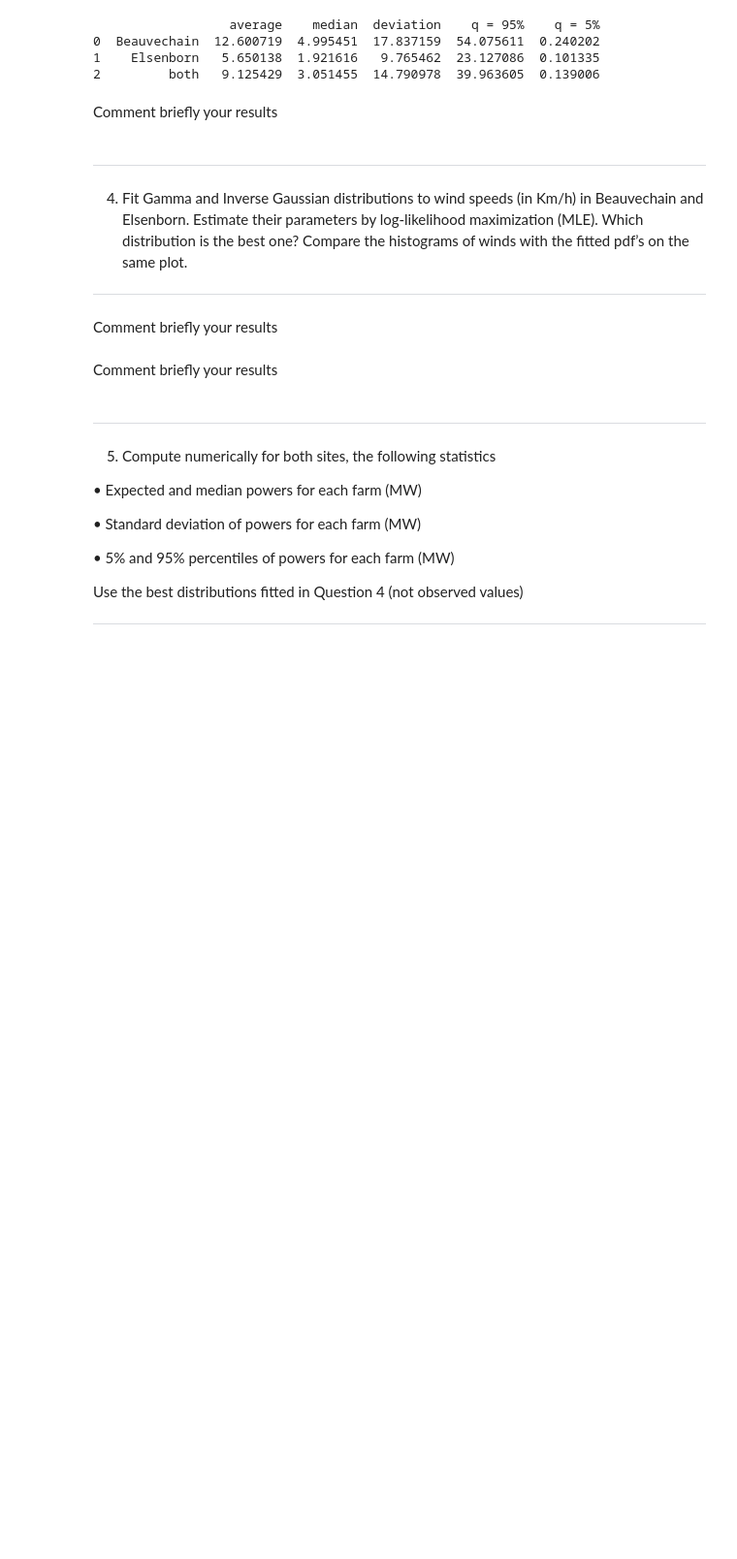
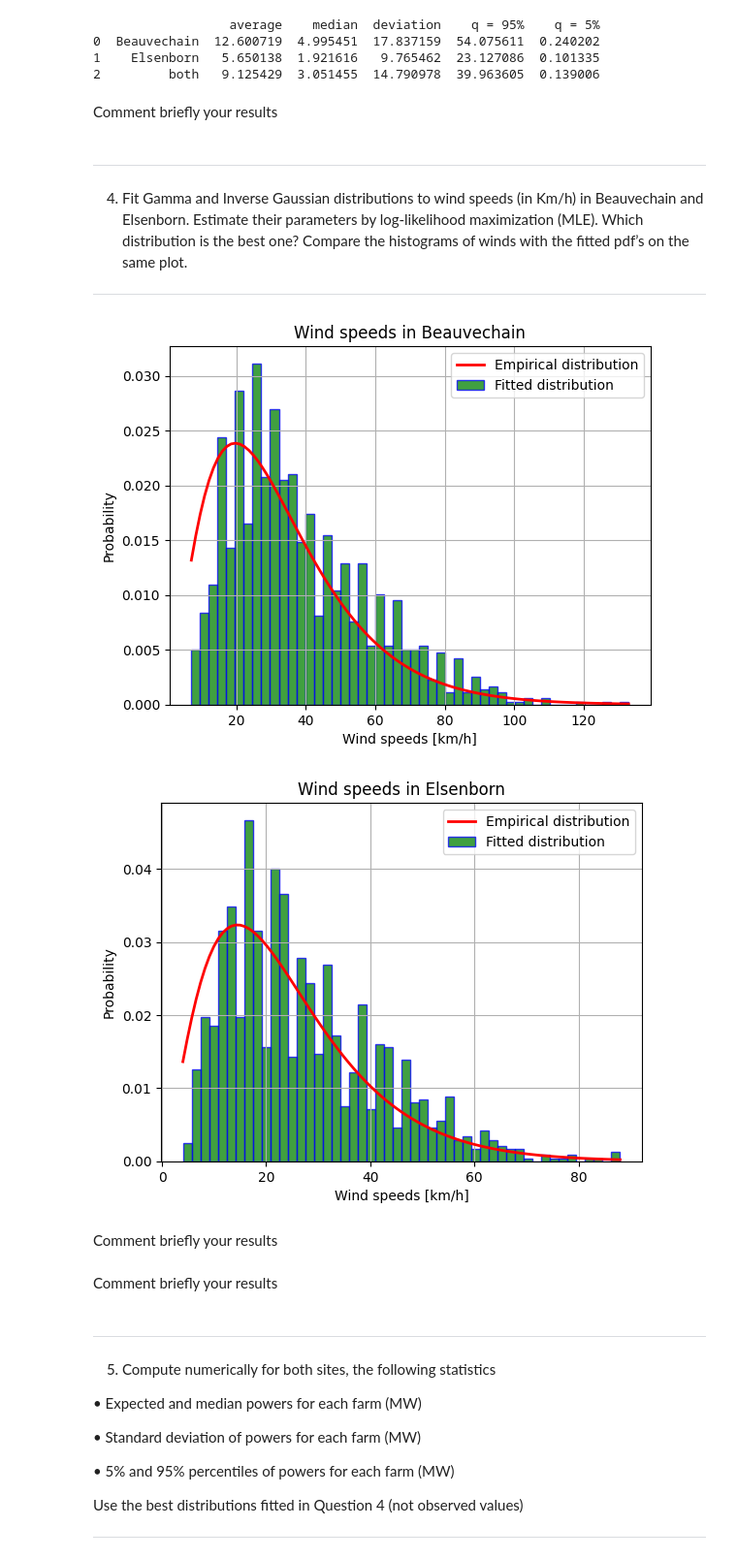
Before and after one commit to Albanedns/Hackathon, a Jupyter notebook: hackathon 1/code/hackathon.ipynb, the cells around one changed output. Shown: that part at 97% size. Cells and saved outputs as stored; diff of their text form; code cells hidden in the pictures; blank space fills up the shorter version.

Commit message:
question 4 fit Gamma

```diff
--- a/hackathon 1/code/hackathon.ipynb
+++ b/hackathon 1/code/hackathon.ipynb
@@ -201,3 +199,41 @@ Comment briefly your results
+# %%
+# Code here, gamma distribution
+import scipy.stats as sc
+
+a, loc, b  = sc.gamma.fit(data=data_B_FG)
+
+#histogram de beauvechain
+plt.hist(data_B_FG, 50, density=1,facecolor='g', alpha=0.75,edgecolor='b')
+plt.xlabel('Wind speeds [km/h]')
+plt.ylabel('Probability')
+plt.title('Wind speeds in Beauvechain')
+#pdf de beauvechain
+x  = np.linspace(min(data_B_FG),max(data_B_FG),100)
+fx = sc.gamma.pdf(x, a = a, scale= b)
+plt.plot(x,fx,'r',lw=2)
+plt.grid(True)
+plt.legend(['Empirical distribution','Fitted distribution'])
+sc.gamma.rvs(a= a, scale = b, size= 10000)
+plt.show()
+
+a, loc, b  = sc.gamma.fit(data=data_E_FG)
+
+#histogram de Elsenborn
+plt.hist(data_E_FG, 50, density=1,facecolor='g', alpha=0.75,edgecolor='b')
+plt.xlabel('Wind speeds [km/h]')
+plt.ylabel('Probability')
+plt.title('Wind speeds in Elsenborn')
+#pdf de Elsenborn
+x  = np.linspace(min(data_E_FG),max(data_E_FG),100)
+fx = sc.gamma.pdf(x, a = a, scale= b)
+plt.plot(x,fx,'r',lw=2)
+plt.grid(True)
+plt.legend(['Empirical distribution','Fitted distribution'])
+sc.gamma.rvs(a= a, scale = b, size= 10000)
+plt.show()
+# %% [output]
+[figure, added]
+[figure, added]
 # %% [markdown]
 Comment briefly your results
 # %%
```
Also changed, not shown: parts of 1 cell of this notebook.
